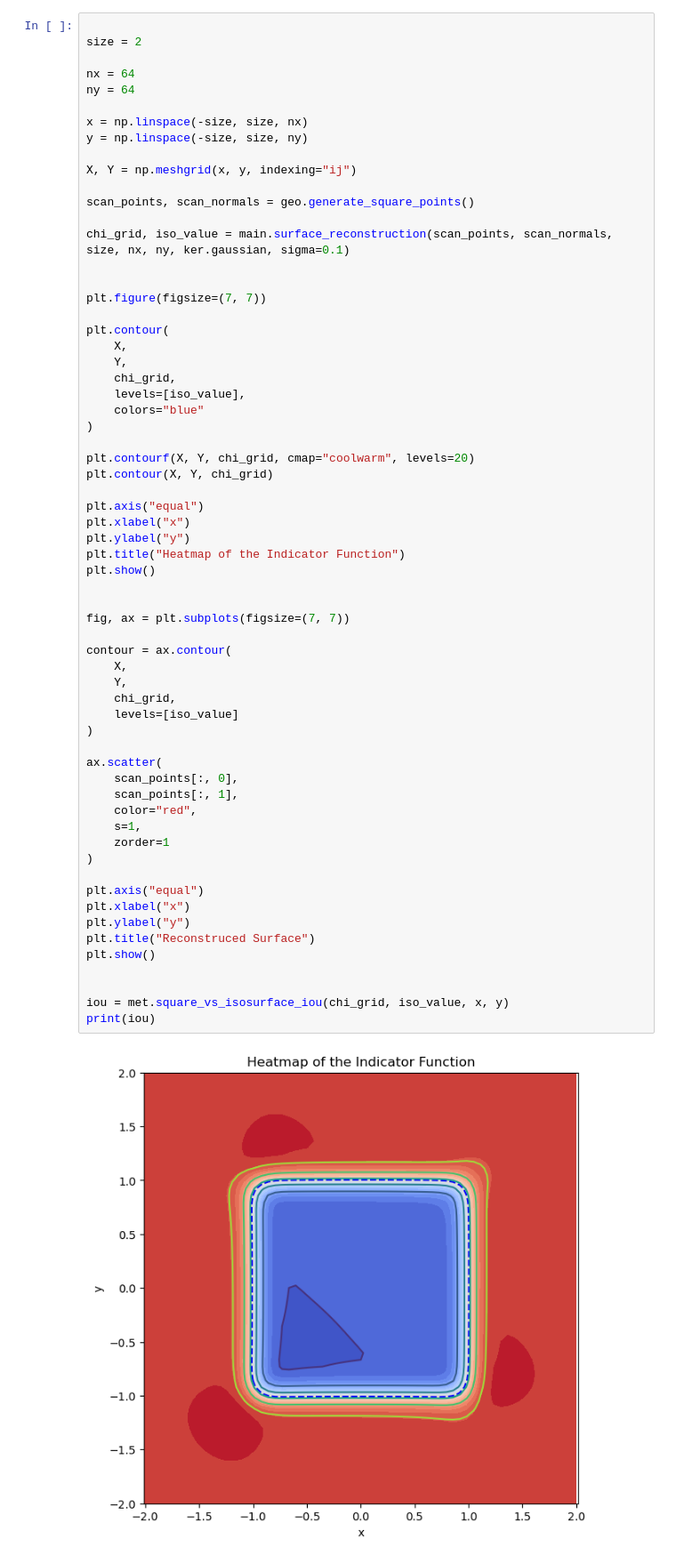
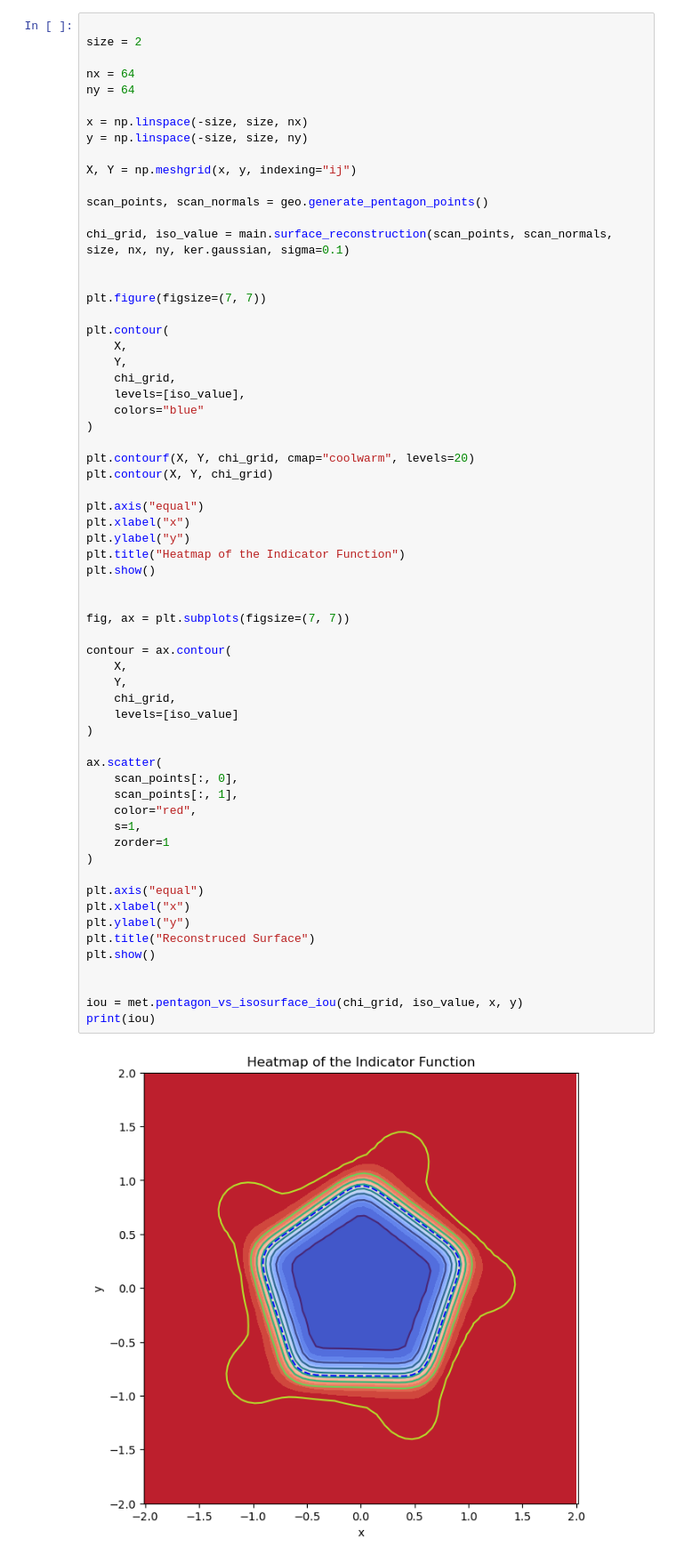
Before and after one commit to AviAmoeba/Quantum-Poisson-Surface-Reconstruction, a Jupyter notebook: PSR 2D/param_2D.ipynb, the cells around one changed output. Shown at 89% size. Saved outputs shown, nothing was run; the diff lists cells and outputs as text.

Commit message:
Update Graphs

```diff
--- a/PSR 2D/param_2D.ipynb
+++ b/PSR 2D/param_2D.ipynb
@@ -23,7 +23,7 @@ y = np.linspace(-size, size, ny)
 
 X, Y = np.meshgrid(x, y, indexing="ij")
 
-scan_points, scan_normals = geo.generate_square_points()
+scan_points, scan_normals = geo.generate_pentagon_points()
 
 chi_grid, iso_value = main.surface_reconstruction(scan_points, scan_normals, size, nx, ny, ker.gaussian, sigma=0.1)
 
@@ -47,32 +47,32 @@ plt.ylabel("y")
 plt.title("Heatmap of the Indicator Function")
 plt.show()
 
 
 fig, ax = plt.subplots(figsize=(7, 7))
 
 contour = ax.contour(
     X,
     Y,
     chi_grid,
     levels=[iso_value]
 )
 
 ax.scatter(
     scan_points[:, 0],
     scan_points[:, 1],
     color="red",
     s=1,
     zorder=1
 )
 
 plt.axis("equal")
 plt.xlabel("x")
 plt.ylabel("y")
 plt.title("Reconstruced Surface")
 plt.show()
 
 
-iou = met.square_vs_isosurface_iou(chi_grid, iso_value, x, y)
+iou = met.pentagon_vs_isosurface_iou(chi_grid, iso_value, x, y)
 print(iou)
 # %% [output]
-[figure, old version]
+[figure, new version]
```
Also changed, not shown: parts of 2 cells of this notebook, 4 other files.
